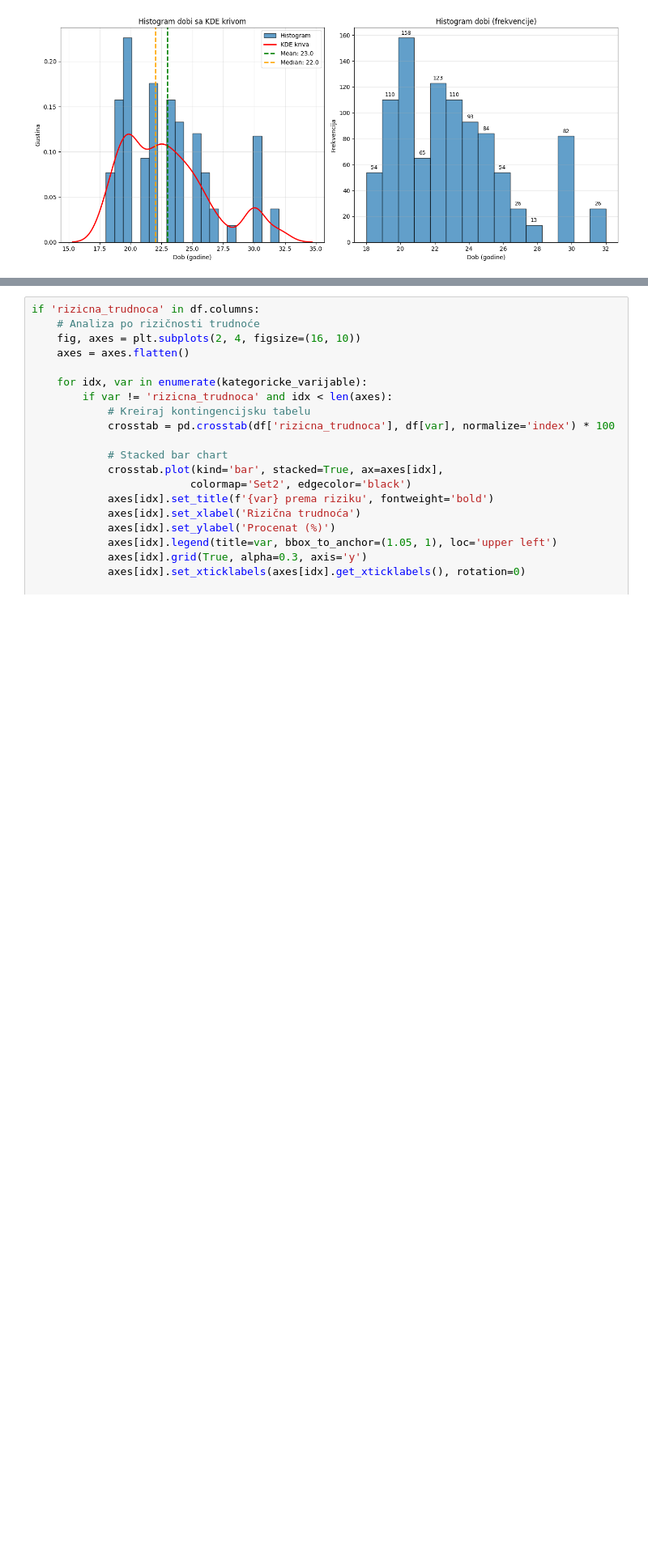
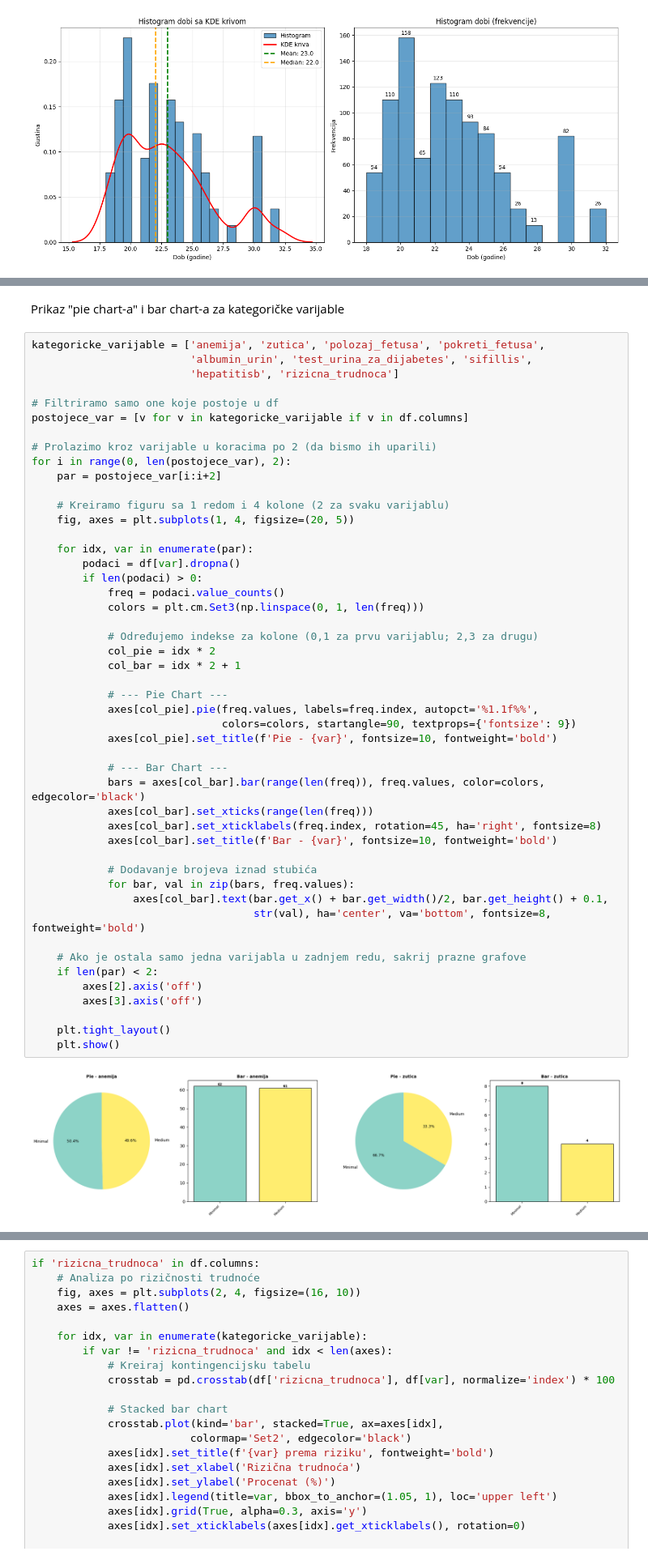
Before and after one commit to a-gcvc/Gestatix, a Jupyter notebook: notebooks/analysisSet2.ipynb, the cells around one changed output, grey strips where cells are left out. Shown at 81% size. Cells and saved outputs as stored; diff of their text form; blank space fills up the shorter version.

```diff
--- a/notebooks/analysisSet2.ipynb
+++ b/notebooks/analysisSet2.ipynb
@@ -193,0 +97,52 @@ Distribucija:
+# %% [markdown]
+Prikaz "pie chart-a" i bar chart-a za kategoričke varijable
+# %%
+kategoricke_varijable = ['anemija', 'zutica', 'polozaj_fetusa', 'pokreti_fetusa',
+                         'albumin_urin', 'test_urina_za_dijabetes', 'sifillis',
+                         'hepatitisb', 'rizicna_trudnoca']
+
+# Filtriramo samo one koje postoje u df
+postojece_var = [v for v in kategoricke_varijable if v in df.columns]
+
+# Prolazimo kroz varijable u koracima po 2 (da bismo ih uparili)
+for i in range(0, len(postojece_var), 2):
+    par = postojece_var[i:i+2]
+
+    # Kreiramo figuru sa 1 redom i 4 kolone (2 za svaku varijablu)
+    fig, axes = plt.subplots(1, 4, figsize=(20, 5))
+
+    for idx, var in enumerate(par):
+        podaci = df[var].dropna()
+        if len(podaci) > 0:
+            freq = podaci.value_counts()
+            colors = plt.cm.Set3(np.linspace(0, 1, len(freq)))
+
+            # Određujemo indekse za kolone (0,1 za prvu varijablu; 2,3 za drugu)
+            col_pie = idx * 2
+            col_bar = idx * 2 + 1
+
+            # --- Pie Chart ---
+            axes[col_pie].pie(freq.values, labels=freq.index, autopct='%1.1f%%',
+                              colors=colors, startangle=90, textprops={'fontsize': 9})
+            axes[col_pie].set_title(f'Pie - {var}', fontsize=10, fontweight='bold')
+
+            # --- Bar Chart ---
+            bars = axes[col_bar].bar(range(len(freq)), freq.values, color=colors, edgecolor='black')
+            axes[col_bar].set_xticks(range(len(freq)))
+            axes[col_bar].set_xticklabels(freq.index, rotation=45, ha='right', fontsize=8)
+            axes[col_bar].set_title(f'Bar - {var}', fontsize=10, fontweight='bold')
+
+            # Dodavanje brojeva iznad stubića
+            for bar, val in zip(bars, freq.values):
+                axes[col_bar].text(bar.get_x() + bar.get_width()/2, bar.get_height() + 0.1,
+                                   str(val), ha='center', va='bottom', fontsize=8, fontweight='bold')
+
+    # Ako je ostala samo jedna varijabla u zadnjem redu, sakrij prazne grafove
+    if len(par) < 2:
+        axes[2].axis('off')
+        axes[3].axis('off')
+
+    plt.tight_layout()
+    plt.show()
+# %% [output]
+[figure, added]
```
Also changed, not shown: parts of 9 cells of this notebook, 1 other file.
